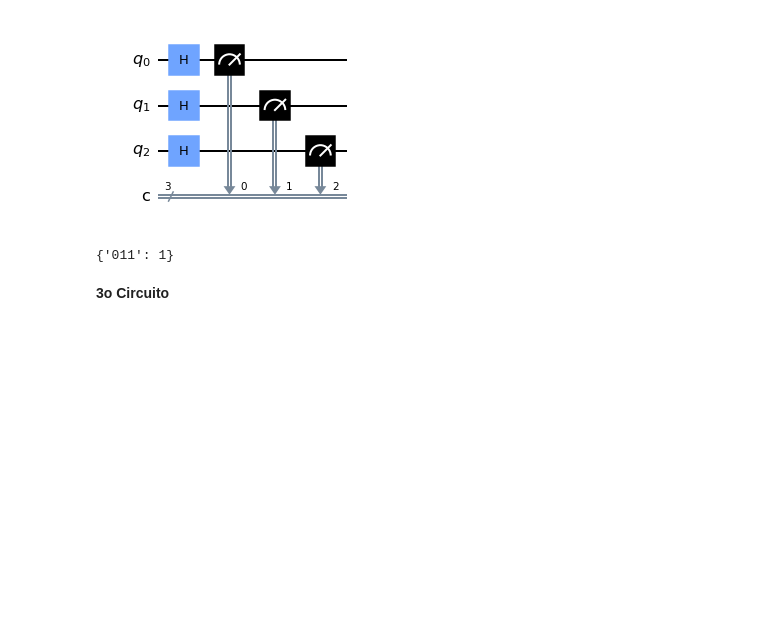
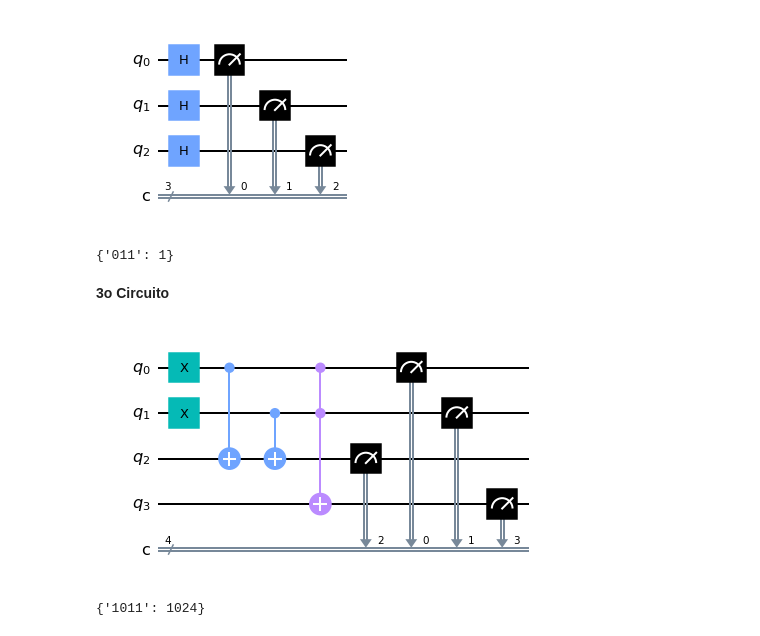
Before and after one commit to gustavomirapalheta/Quantum-Computing-with-Qiskit, a Jupyter notebook: Qiskit_summary.ipynb, the cells around one changed output. Cells and saved outputs as stored; diff of their text form; code cells hidden in the pictures; blank space fills up the shorter version.

```diff
--- a/Qiskit_summary.ipynb
+++ b/Qiskit_summary.ipynb
@@ -58,3 +61,21 @@ print(counts)
 {'011': 1}
 # %% [markdown]
 **3o Circuito**
+# %%
+from qiskit.providers.aer import AerSimulator
+sim = AerSimulator()
+# %%
+from qiskit import QuantumCircuit
+qc = QuantumCircuit(4,4)
+qc.x([0,1])
+qc.cx([0,1],[2,2])
+qc.ccx(0,1,3)
+qc.measure([0,1,2,3],[0,1,2,3])
+display(qc.draw(output='mpl'))
+
+job = sim.run(qc)
+result = job.result()
+result.get_counts()
+# %% [output]
+[figure, added]
+{'1011': 1024}
```
Also changed, not shown: parts of 5 cells of this notebook.
